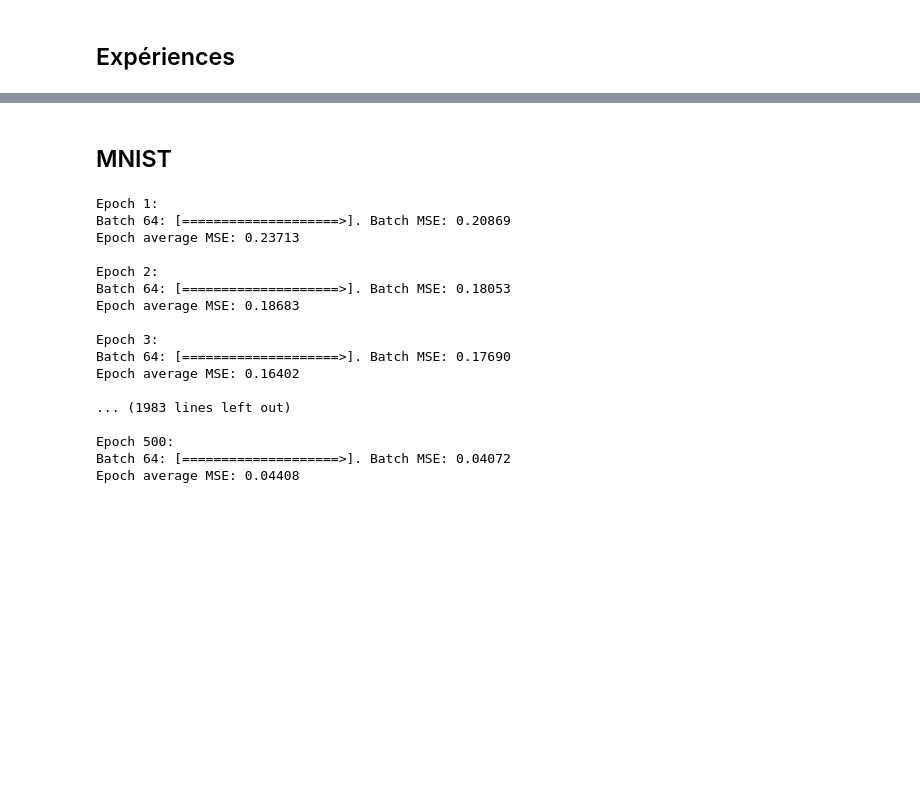
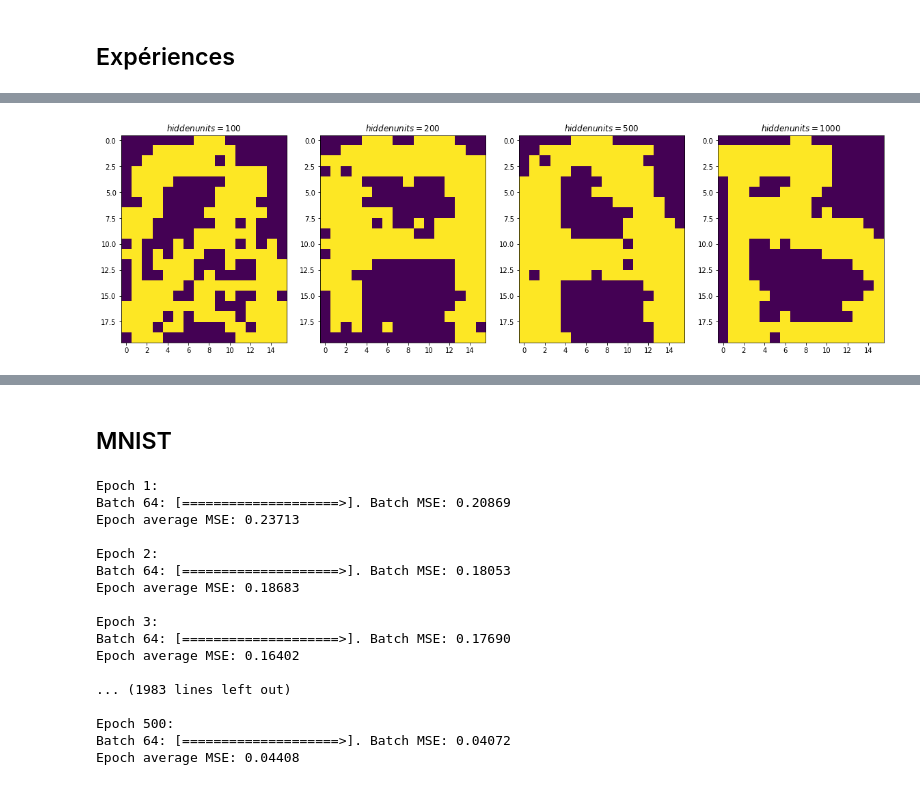
Before and after one commit to EugeneSel/RestrictedBoltzmannMachines, a Jupyter notebook: martines_sanchez_sielskyi_tp_rbm.ipynb, the cells around one changed output, grey strips where cells are left out. Saved outputs shown, nothing was run; the diff lists cells and outputs as text; code cells hidden in the pictures; blank space fills up the shorter version.

```diff
--- a/martines_sanchez_sielskyi_tp_rbm.ipynb
+++ b/martines_sanchez_sielskyi_tp_rbm.ipynb
@@ -157,0 +180,4 @@ Generated images:
+# %%
+generate_image_per_rbm(rbms, 'hidden\ units', hidden_units, iter_gibbs=ITER_GIBBS)
+# %% [output]
+[figure, added]
```
Also changed, not shown: parts of 22 cells of this notebook, 2 other files.
